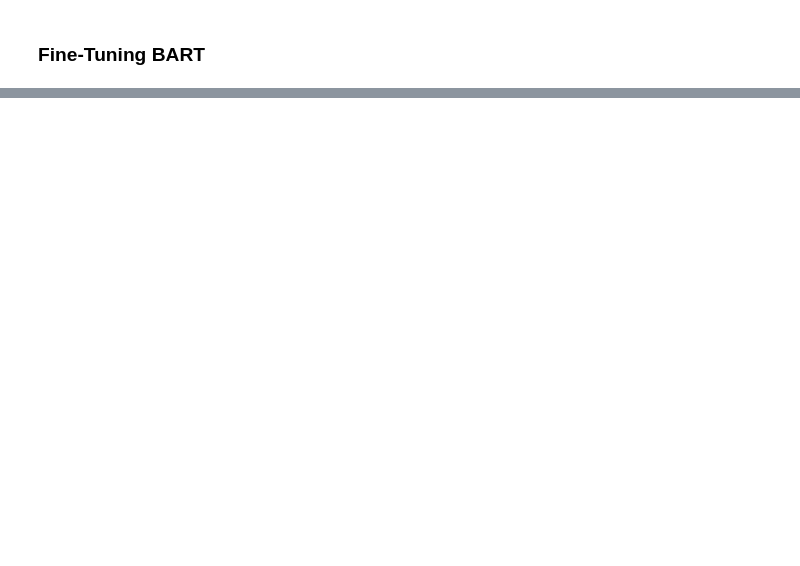
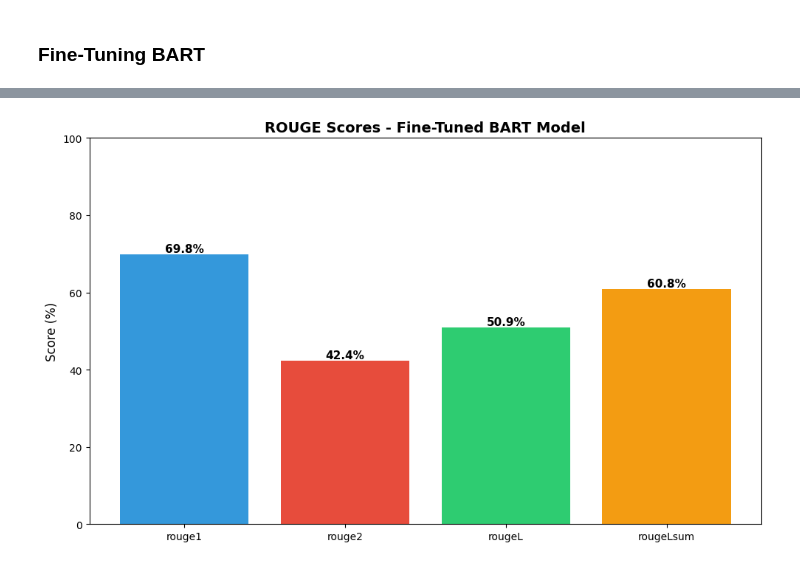
Before and after one commit to rafinrabbi/LLM_Finetuning_SOAP, a Jupyter notebook: bart-large-cnn-finetune-for-textsummarization.ipynb, the cells around one changed output, grey strips where cells are left out. Saved outputs shown, nothing was run; the diff lists cells and outputs as text; code cells hidden in the pictures; blank space fills up the shorter version.

```diff
--- a/bart-large-cnn-finetune-for-textsummarization.ipynb
+++ b/bart-large-cnn-finetune-for-textsummarization.ipynb
@@ -1172,3 +909,26 @@ Results saved to 'bart_lcnn_evaluation_results.csv'
+# %%
+# Visualize ROUGE scores
+fig, ax = plt.subplots(figsize=(10, 6))
+
+metrics = list(rouge_scores.keys())
+scores = [rouge_scores[m] * 100 for m in metrics]
+
+bars = ax.bar(metrics, scores, color=['#3498db', '#e74c3c', '#2ecc71', '#f39c12'])
+ax.set_ylabel('Score (%)', fontsize=12)
+ax.set_title('ROUGE Scores - Fine-Tuned BART Model', fontsize=14, fontweight='bold')
+ax.set_ylim(0, 100)
+
+# Add value labels on bars
+for bar in bars:
+    height = bar.get_height()
+    ax.text(bar.get_x() + bar.get_width()/2., height,
+            f'{height:.1f}%',
+            ha='center', va='bottom', fontsize=11, fontweight='bold')
+
+plt.tight_layout()
+plt.show()
+# %% [output]
+[figure, added]
 # %%
 # Install evaluation packages if needed
 # !pip install rouge-score nltk
```
Also changed, not shown: parts of 103 cells of this notebook, 33 other files.
